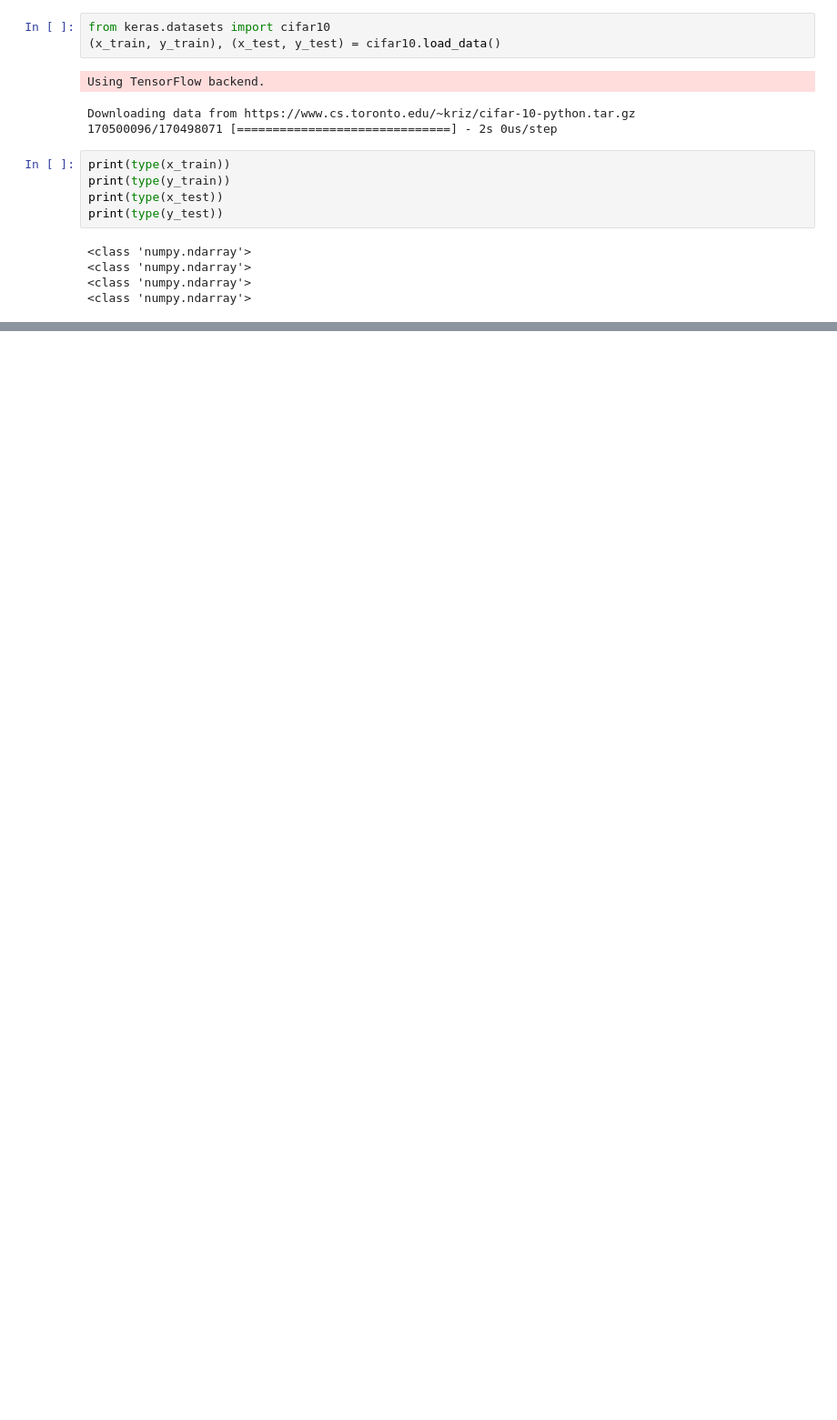
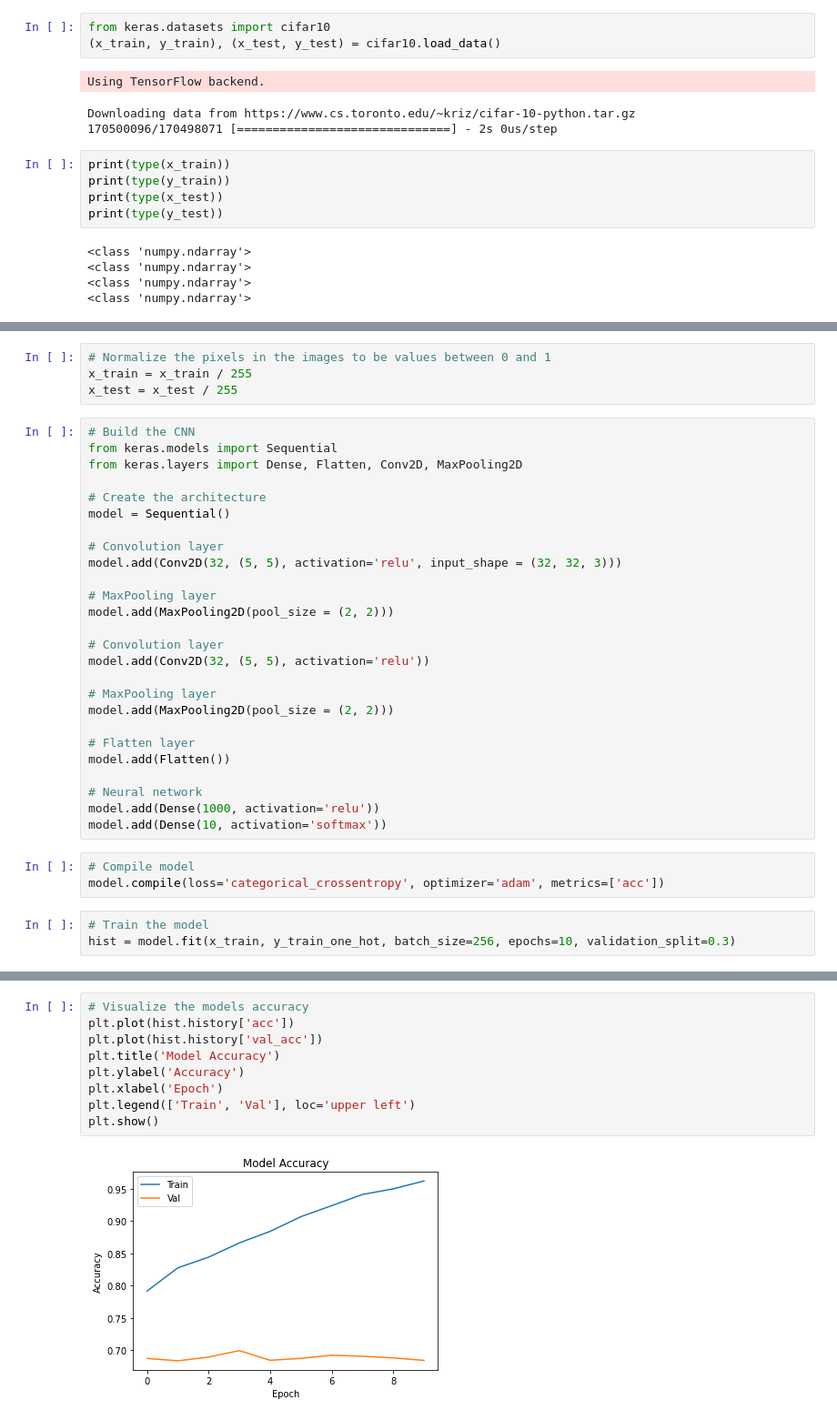
Before and after one commit to S-a-b-b-i-R/Image-Classifier-, a Jupyter notebook: ImageClassifier.ipynb, the cells around one changed output, grey strips where cells are left out. Shown at 91% size. Cells and saved outputs as stored; diff of their text form; blank space fills up the shorter version.

```diff
--- a/ImageClassifier.ipynb
+++ b/ImageClassifier.ipynb
@@ -19,0 +85,36 @@ print(type(y_test))
+# %%
+# Normalize the pixels in the images to be values between 0 and 1
+x_train = x_train / 255
+x_test = x_test / 255
+# %%
+# Build the CNN
+from keras.models import Sequential
+from keras.layers import Dense, Flatten, Conv2D, MaxPooling2D
+
+# Create the architecture
+model = Sequential()
+
+# Convolution layer
+model.add(Conv2D(32, (5, 5), activation='relu', input_shape = (32, 32, 3)))
+
+# MaxPooling layer
+model.add(MaxPooling2D(pool_size = (2, 2)))
+
+# Convolution layer
+model.add(Conv2D(32, (5, 5), activation='relu'))
+
+# MaxPooling layer
+model.add(MaxPooling2D(pool_size = (2, 2)))
+
+# Flatten layer
+model.add(Flatten())
+
+# Neural network
+model.add(Dense(1000, activation='relu'))
+model.add(Dense(10, activation='softmax'))
+# %%
+# Compile model
+model.compile(loss='categorical_crossentropy', optimizer='adam', metrics=['acc'])
+# %%
+# Train the model
+hist = model.fit(x_train, y_train_one_hot, batch_size=256, epochs=10, validation_split=0.3)
@@ -19,0 +145,11 @@ print(type(y_test))
+# %%
+# Visualize the models accuracy
+plt.plot(hist.history['acc'])
+plt.plot(hist.history['val_acc'])
+plt.title('Model Accuracy')
+plt.ylabel('Accuracy')
+plt.xlabel('Epoch')
+plt.legend(['Train', 'Val'], loc='upper left')
+plt.show()
+# %% [output]
+[figure, added]
```
Also changed, not shown: parts of 18 cells of this notebook.
